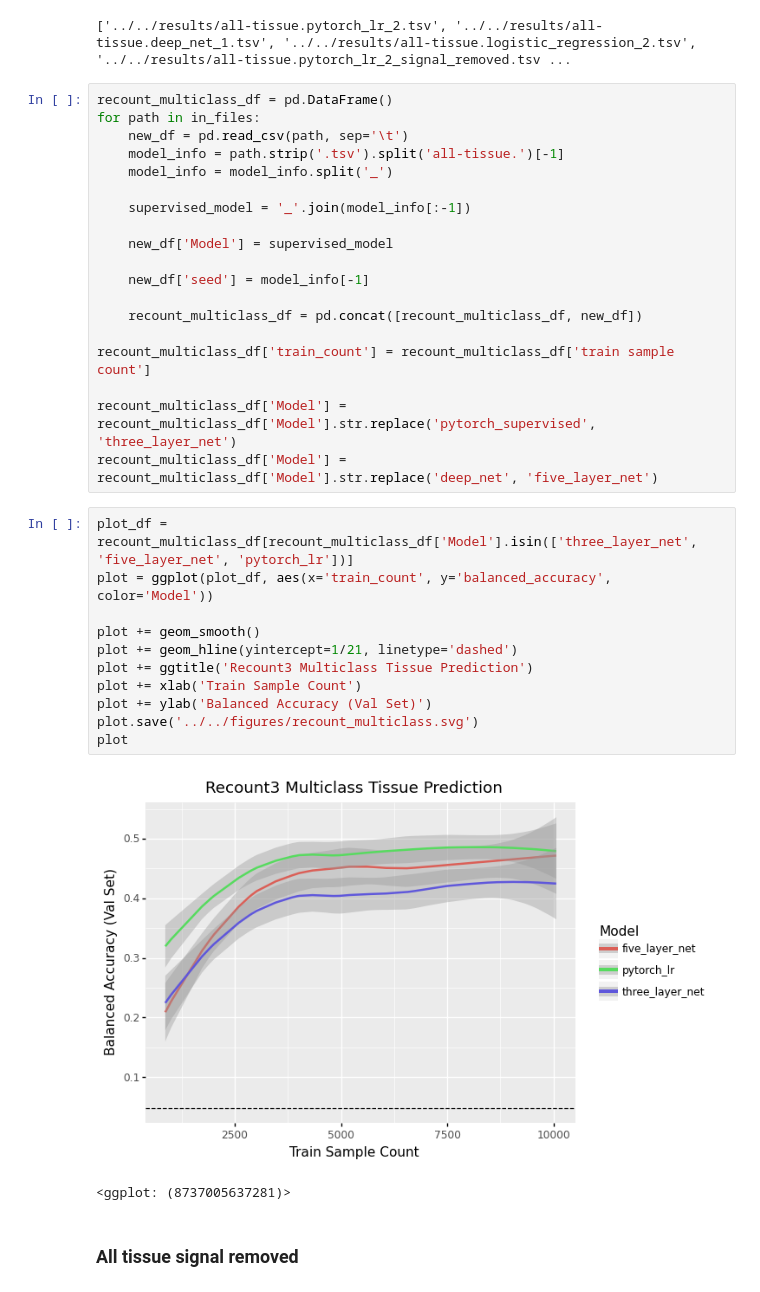
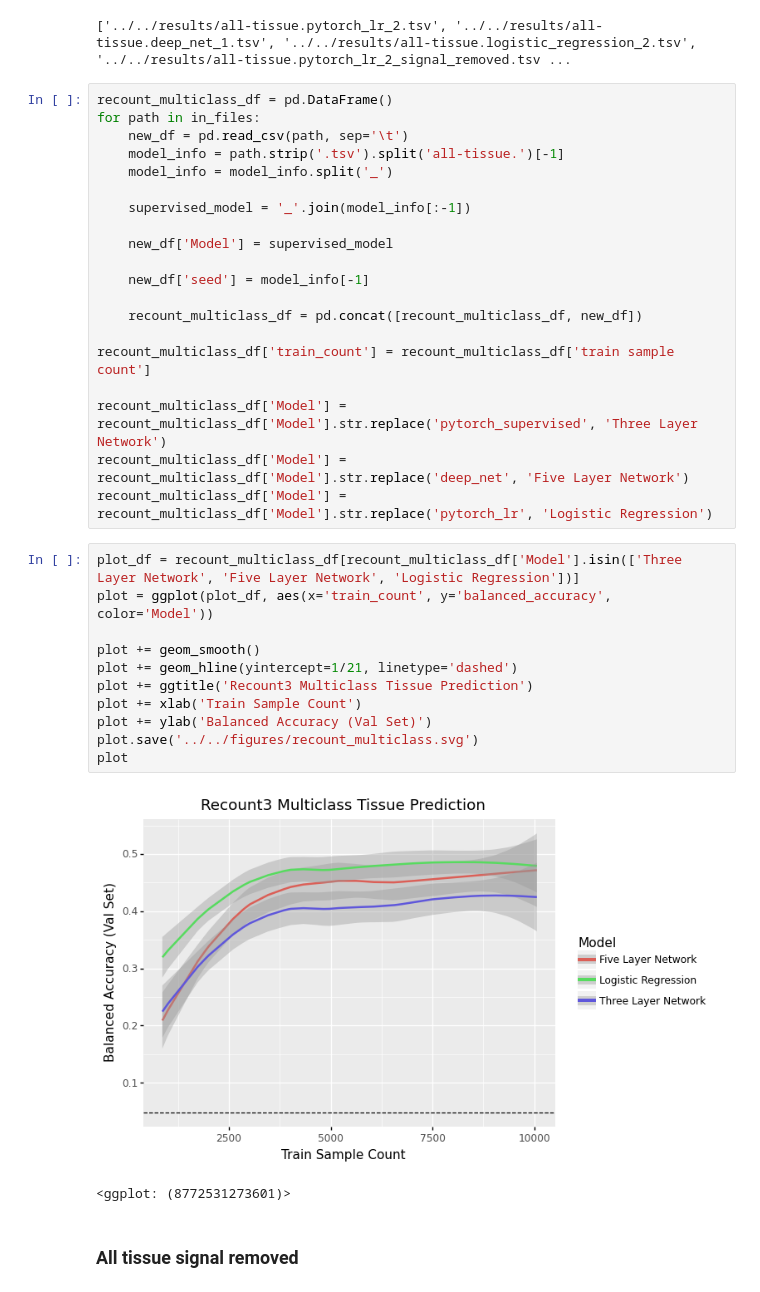
Before and after one commit to greenelab/linear_signal, a Jupyter notebook: notebook/analysis/visualize_results.ipynb, the cells around one changed output. Cells and saved outputs as stored; diff of their text form.

```diff
--- a/notebook/analysis/visualize_results.ipynb
+++ b/notebook/analysis/visualize_results.ipynb
@@ -154,22 +155,23 @@ for path in in_files:
 
 recount_multiclass_df['train_count'] = recount_multiclass_df['train sample count']
 
-recount_multiclass_df['Model'] = recount_multiclass_df['Model'].str.replace('pytorch_supervised', 'three_layer_net')
-recount_multiclass_df['Model'] = recount_multiclass_df['Model'].str.replace('deep_net', 'five_layer_net')
+recount_multiclass_df['Model'] = recount_multiclass_df['Model'].str.replace('pytorch_supervised', 'Three Layer Network')
+recount_multiclass_df['Model'] = recount_multiclass_df['Model'].str.replace('deep_net', 'Five Layer Network')
+recount_multiclass_df['Model'] = recount_multiclass_df['Model'].str.replace('pytorch_lr', 'Logistic Regression')
 # %%
-plot_df = recount_multiclass_df[recount_multiclass_df['Model'].isin(['three_layer_net', 'five_layer_net', 'pytorch_lr'])]
+plot_df = recount_multiclass_df[recount_multiclass_df['Model'].isin(['Three Layer Network', 'Five Layer Network', 'Logistic Regression'])]
 plot = ggplot(plot_df, aes(x='train_count', y='balanced_accuracy', color='Model'))
 
 plot += geom_smooth()
 plot += geom_hline(yintercept=1/21, linetype='dashed')
 plot += ggtitle('Recount3 Multiclass Tissue Prediction')
 plot += xlab('Train Sample Count')
 plot += ylab('Balanced Accuracy (Val Set)')
 plot.save('../../figures/recount_multiclass.svg')
 plot
 # %% [output]
-[figure, old version]
+[figure, new version]
-<ggplot: (8737005637281)>
+<ggplot: (8772531273601)>
 # %% [markdown]
 ### All tissue signal removed
 # %%
```
Also changed, not shown: parts of 97 cells of this notebook.
